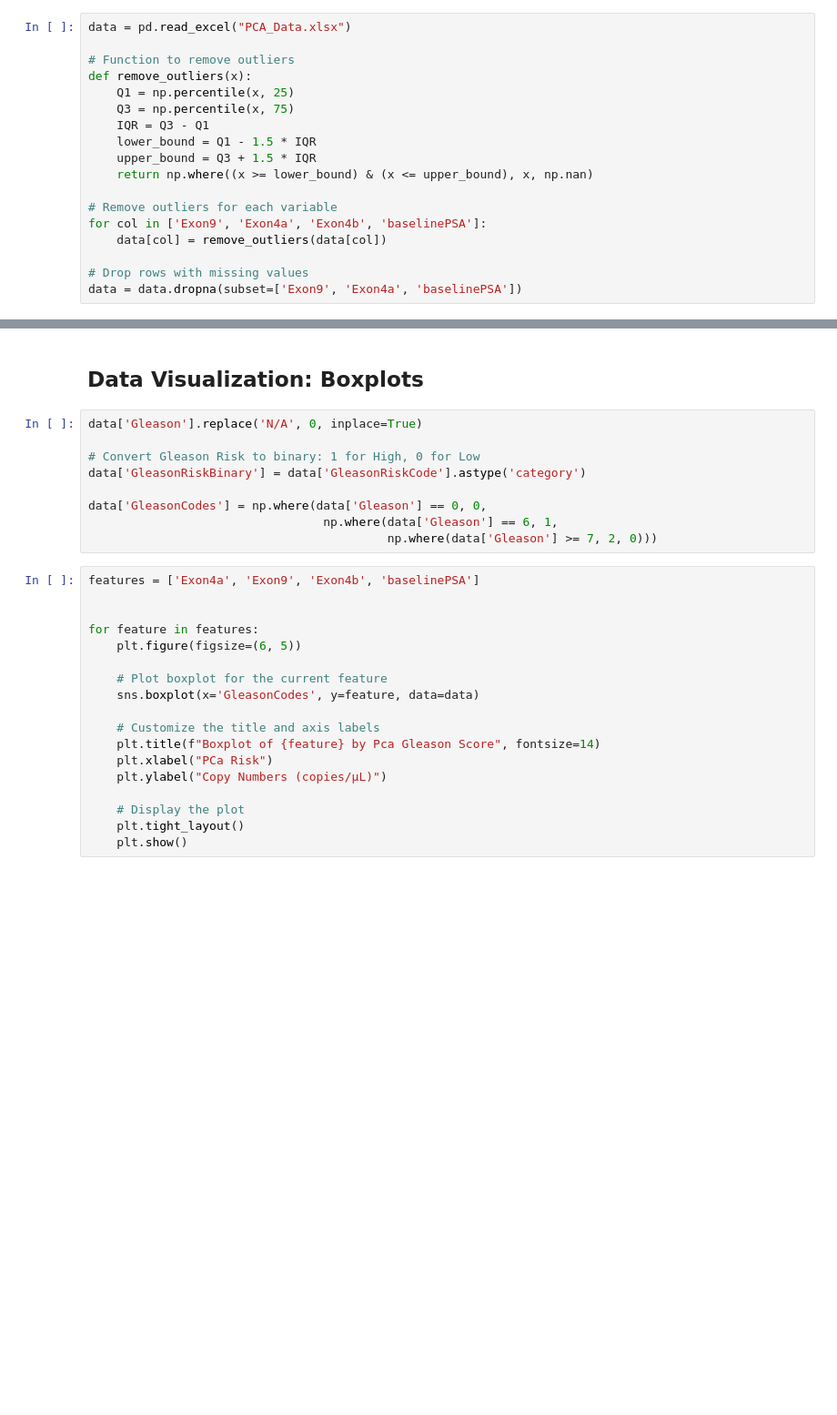
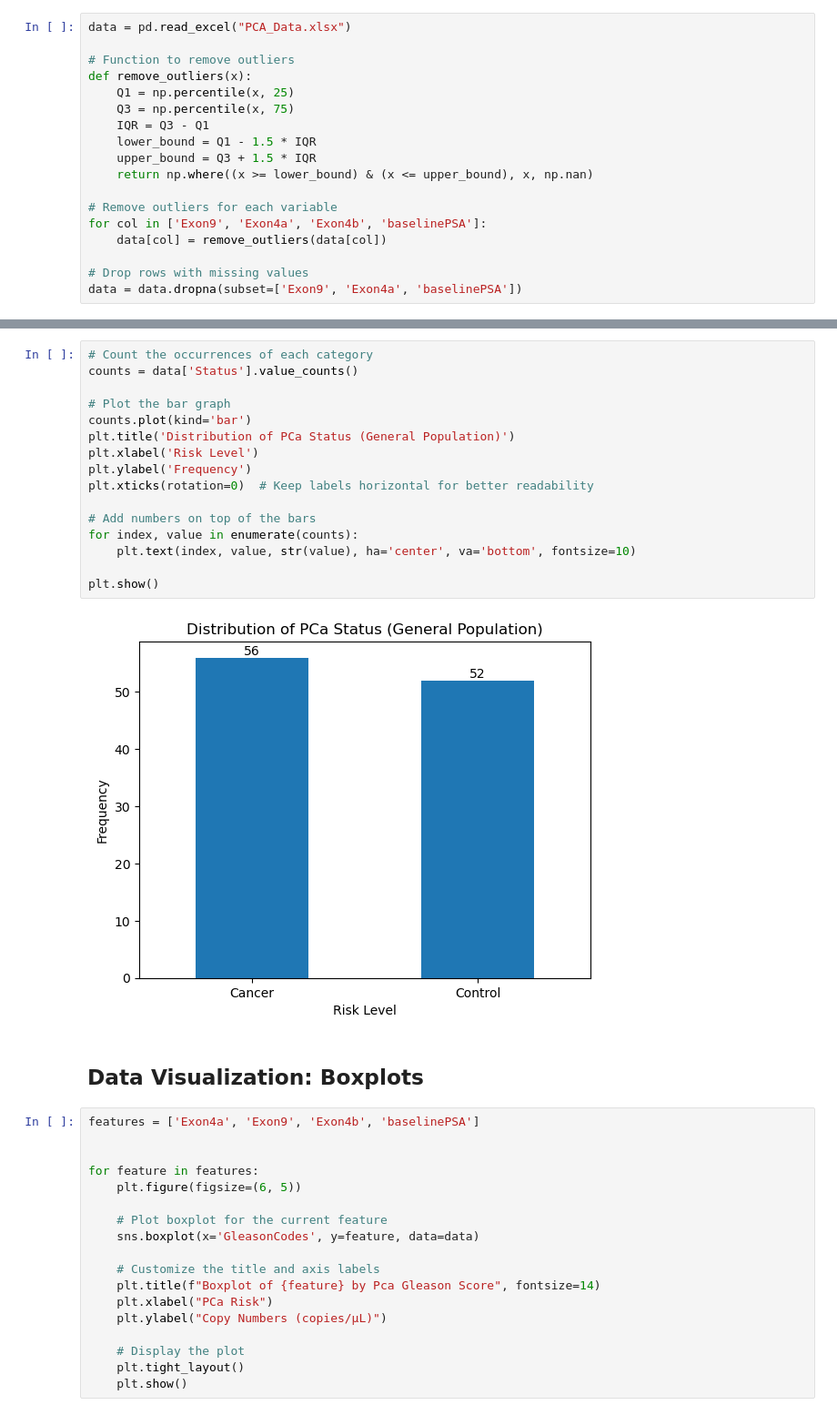
Before and after one commit to Tinovimba-Hove/Prostate-Cancer-Prediction-MachineLearning, a Jupyter notebook: PCA Analysis.ipynb, the cells around one changed output, grey strips where cells are left out. Shown at 91% size. Drawn from its saved outputs; the diff is of its cells as text; blank space fills up the shorter version.

```diff
--- a/PCA Analysis.ipynb
+++ b/PCA Analysis.ipynb
@@ -46,14 +82,23 @@ data = data.dropna(subset=['Exon9', 'Exon4a', 'baselinePSA'])
+# %%
+# Count the occurrences of each category
+counts = data['Status'].value_counts()
+
+# Plot the bar graph
+counts.plot(kind='bar')
+plt.title('Distribution of PCa Status (General Population)')
+plt.xlabel('Risk Level')
+plt.ylabel('Frequency')
+plt.xticks(rotation=0)  # Keep labels horizontal for better readability
+
+# Add numbers on top of the bars
+for index, value in enumerate(counts):
+    plt.text(index, value, str(value), ha='center', va='bottom', fontsize=10)
+
+plt.show()
+# %% [output]
+[figure, added]
 # %% [markdown]
 ## Data Visualization: Boxplots
-# %%
-data['Gleason'].replace('N/A', 0, inplace=True)
-
-# Convert Gleason Risk to binary: 1 for High, 0 for Low
-data['GleasonRiskBinary'] = data['GleasonRiskCode'].astype('category')
-
-data['GleasonCodes'] = np.where(data['Gleason'] == 0, 0,
-                                 np.where(data['Gleason'] == 6, 1,
-                                          np.where(data['Gleason'] >= 7, 2, 0)))
 # %%
 features = ['Exon4a', 'Exon9', 'Exon4b', 'baselinePSA']
 
```
Also changed, not shown: parts of 33 cells of this notebook, 1 other file.
